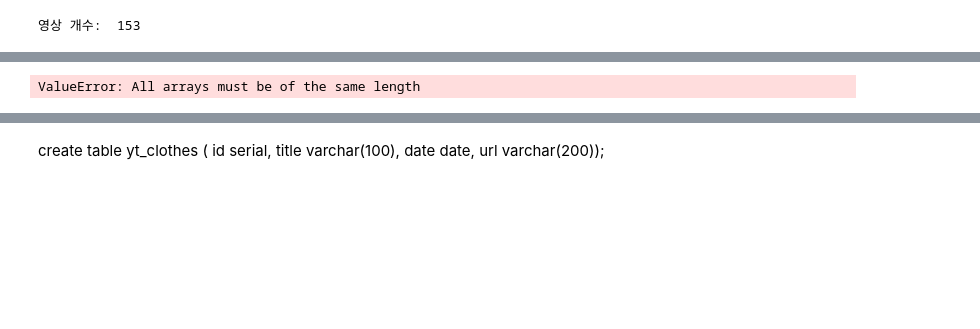
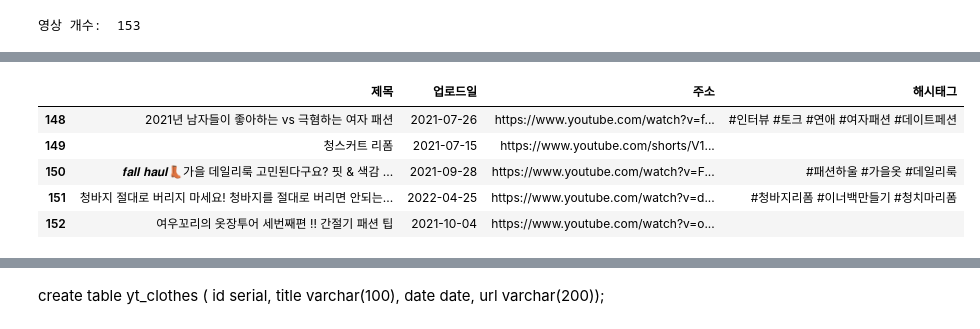
Before and after one commit to 00ddya3/zam_project, a Jupyter notebook: dbyoutube.ipynb, the cells around one changed output, grey strips where cells are left out. Cells and saved outputs as stored; diff of their text form; code cells hidden in the pictures; blank space fills up the shorter version.

```diff
--- a/dbyoutube.ipynb
+++ b/dbyoutube.ipynb
@@ -67,10 +96,10 @@ print('영상 개수: ', len(name_list))
 # %% [output]
 영상 개수:  153
 # %%
-#업로드일 가져오기
+# 업로드일 & 해시태그 가져오기
 day_list = [] #업로드일
+hashtag_list = [] #해시태그
 
-#업로드 일자 가져오기
 for i in range(0,len(name_list)):
 
     if url_list[i].split('/')[3] == 'shorts':  #쇼츠
@@ -93,11 +122,16 @@ for i in range(0,len(name_list)):
         time.sleep(2)
 
         #업로드일 정보 가져오기
-        day = soup.select('#publish-time > span:nth-child(2)')[0].text
-        #day = driver.find_element_by_id("publish-time").text.split(':')[1].strip()
+        day = driver.find_element_by_id("publish-time").text.split(':')[1].strip()
 
         print(day)
         day_list.append(day)
+
+        time.sleep(2)
+
+        # 해시태그 가져오기
+        outline_test = driver.find_element_by_class_name("style-scope ytd-reel-description-sheet-renderer").text
+        get_hashtag(outline_test)
 
     else :
         print(i+1, ': 일반', end=' ')
@@ -116,10 +150,13 @@ for i in range(0,len(name_list)):
         #day = driver.find_element_by_id("info-strings").text.split('\n')[0]
 
         print(day)
-
         day_list.append(day)
 
-    time.sleep(2)
+        time.sleep(2)
+
+        # 해시태그 가져오기
+        outline_test = soup.find("yt-formatted-string", {"class":"content style-scope ytd-video-secondary-info-renderer"}).text
+        get_hashtag(outline_test)
 
 print('끝')
 # %% [output]
@@ -130,29 +180,35 @@ IndexError: list index out of range
 # %%
 day_list2 = [] #전처리 후 업로드일
 
 #업로드일 날짜형식으로 통일화
 for day in day_list :
     day = day.replace('.', '')
     day = day.replace('최초 공개: ', '')
     day = day.replace('실시간 스트리밍 시작일: ', '')
     day = day.replace(' ', '-')
     day_list2.append(day)
 
 #df화
 youtubeDic = {
     '제목': name_list,
     '업로드일': day_list2,
     '주소': url_list,
+    '해시태그' : hashtag_list
 }
 
 youtubeDf = pd.DataFrame(youtubeDic)
 
 # datetime 타입으로 변환
 youtubeDf['업로드일'] = pd.to_datetime(youtubeDf['업로드일'])
 
 # 중복값제거
 youtubeDf = youtubeDf.drop_duplicates(['주소'], keep='first')
 
 youtubeDf.tail()
 # %% [output]
-ValueError: All arrays must be of the same length
+|  | 제목 | 업로드일 | 주소 | 해시태그 |
+| 148 | 2021년 남자들이 좋아하는 vs 극혐하는 여자 패션 | 2021-07-26 | https://www.youtube.com/watch?v=f... | #인터뷰 #토크 #연애 #여자패션 #데이트페션 |
+| 149 | 청스커트 리폼 | 2021-07-15 | https://www.youtube.com/shorts/V1... |  |
+| 150 | 𝒇𝒂𝒍𝒍 𝒉𝒂𝒖𝒍👢가을 데일리룩 고민된다구요? 핏 & 색감 ... | 2021-09-28 | https://www.youtube.com/watch?v=F... | #패션하울 #가을옷 #데일리룩 |
+| 151 | 청바지 절대로 버리지 마세요! 청바지를 절대로 버리면 안되는... | 2022-04-25 | https://www.youtube.com/watch?v=d... | #청바지리폼 #이너백만들기 #청치마리폼 |
+| 152 | 여우꼬리의 옷장투어 세번째편 !! 간절기 패션 팁 | 2021-10-04 | https://www.youtube.com/watch?v=o... |  |
```
Also changed, not shown: parts of 13 cells of this notebook, 9 other files.
